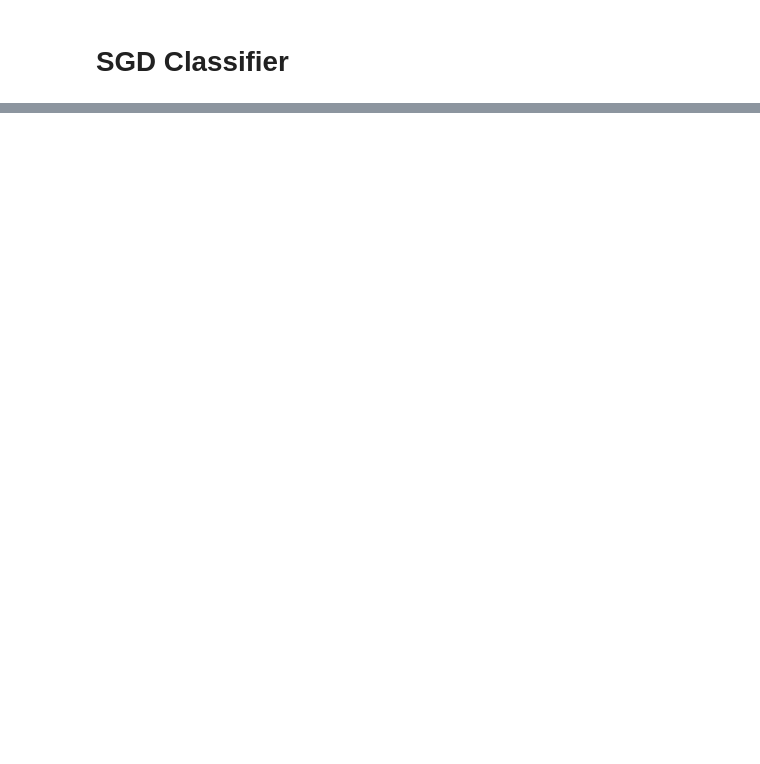
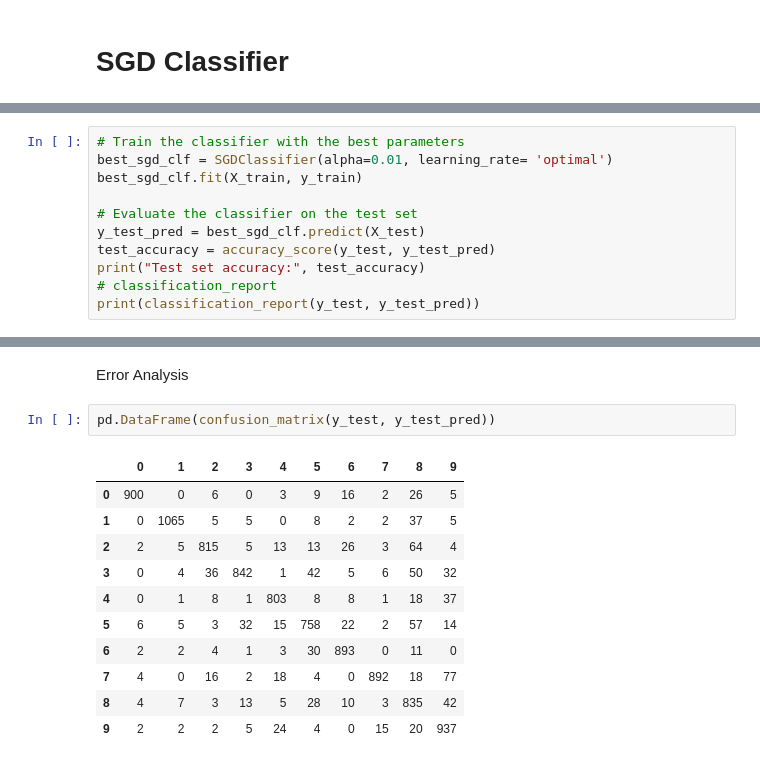
Before and after one commit to Osman-Dawood/Assinment-2, a Jupyter notebook: Report4.ipynb, the cells around one changed output, grey strips where cells are left out. Drawn from its saved outputs; the diff is of its cells as text; blank space fills up the shorter version.

```diff
--- a/Report4.ipynb
+++ b/Report4.ipynb
@@ -191,0 +264,11 @@ print(classification_report(y_test, y_pred))
+# %%
+# Train the classifier with the best parameters
+best_sgd_clf = SGDClassifier(alpha=0.01, learning_rate= 'optimal')
+best_sgd_clf.fit(X_train, y_train)
+
+# Evaluate the classifier on the test set
+y_test_pred = best_sgd_clf.predict(X_test)
+test_accuracy = accuracy_score(y_test, y_test_pred)
+print("Test set accuracy:", test_accuracy)
+# classification_report
+print(classification_report(y_test, y_test_pred))
@@ -191,0 +293,16 @@ print(classification_report(y_test, y_pred))
+# %% [markdown]
+Error Analysis
+# %%
+pd.DataFrame(confusion_matrix(y_test, y_test_pred))
+# %% [output]
+|  | 0 | 1 | 2 | 3 | 4 | 5 | 6 | 7 | 8 | 9 |
+| 0 | 900 | 0 | 6 | 0 | 3 | 9 | 16 | 2 | 26 | 5 |
+| 1 | 0 | 1065 | 5 | 5 | 0 | 8 | 2 | 2 | 37 | 5 |
+| 2 | 2 | 5 | 815 | 5 | 13 | 13 | 26 | 3 | 64 | 4 |
+| 3 | 0 | 4 | 36 | 842 | 1 | 42 | 5 | 6 | 50 | 32 |
+| 4 | 0 | 1 | 8 | 1 | 803 | 8 | 8 | 1 | 18 | 37 |
+| 5 | 6 | 5 | 3 | 32 | 15 | 758 | 22 | 2 | 57 | 14 |
+| 6 | 2 | 2 | 4 | 1 | 3 | 30 | 893 | 0 | 11 | 0 |
+| 7 | 4 | 0 | 16 | 2 | 18 | 4 | 0 | 892 | 18 | 77 |
+| 8 | 4 | 7 | 3 | 13 | 5 | 28 | 10 | 3 | 835 | 42 |
+| 9 | 2 | 2 | 2 | 5 | 24 | 4 | 0 | 15 | 20 | 937 |
```
Also changed, not shown: parts of 19 cells of this notebook.
